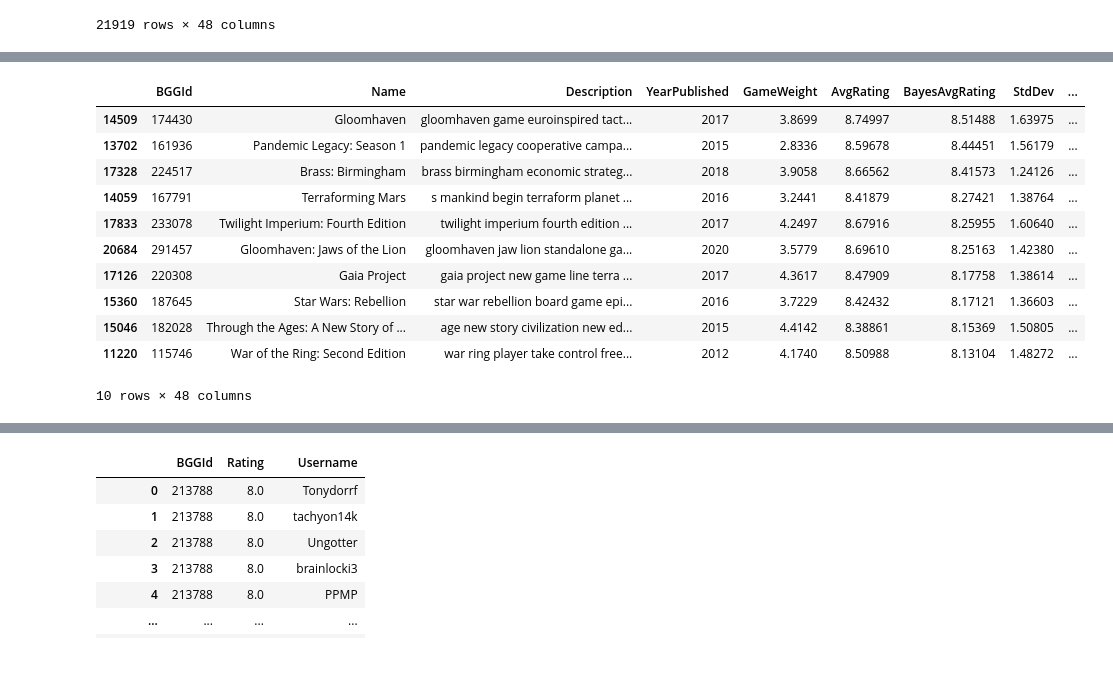
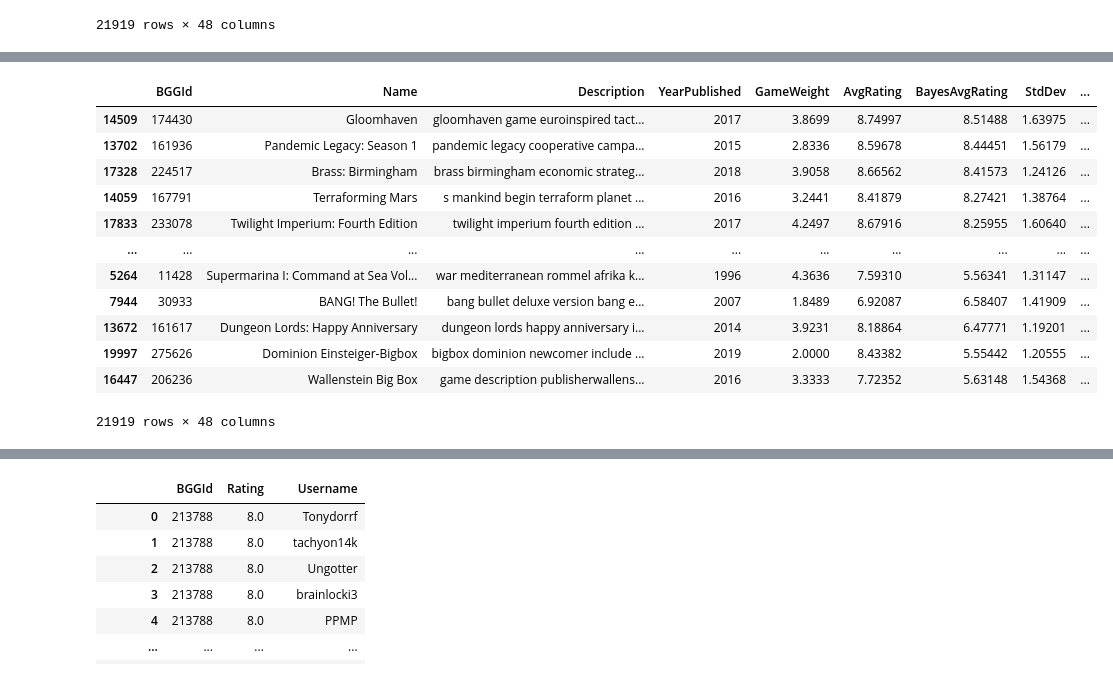
Before and after one commit to petr7555/pv254-board-games-recommender, a Jupyter notebook: server/playground/petr_janik/baselines.ipynb, the cells around one changed output, grey strips where cells are left out. Drawn from its saved outputs; the diff is of its cells as text; code cells hidden in the pictures.

Commit message:
Improve mock data

```diff
--- a/server/playground/petr_janik/baselines.ipynb
+++ b/server/playground/petr_janik/baselines.ipynb
@@ -1,7 +19,5 @@
 # %%
-import pandas as pd
-
-games = pd.read_csv('../../data/datasets_cleaned/games_cleaned.csv')
+games = pd.read_csv(f'{cleaned_data_dir}/games_cleaned.csv')
 games
 # %% [output]
 |  | BGGId | Name | Description | YearPublished | GameWeight | AvgRating | BayesAvgRating | StdDev | ... |
@@ -20,16 +55,17 @@ games
 # %%
-best_by_rank = games.sort_values('Rank:boardgame', ascending=True)
-best_by_rank.head(10)
+games_ordered_by_rank = games.sort_values('Rank:boardgame', ascending=True)
+games_ordered_by_rank
 # %% [output]
 |  | BGGId | Name | Description | YearPublished | GameWeight | AvgRating | BayesAvgRating | StdDev | ... |
 | 14509 | 174430 | Gloomhaven | gloomhaven game euroinspired tact... | 2017 | 3.8699 | 8.74997 | 8.51488 | 1.63975 | ... |
 | 13702 | 161936 | Pandemic Legacy: Season 1 | pandemic legacy cooperative campa... | 2015 | 2.8336 | 8.59678 | 8.44451 | 1.56179 | ... |
 | 17328 | 224517 | Brass: Birmingham | brass birmingham economic strateg... | 2018 | 3.9058 | 8.66562 | 8.41573 | 1.24126 | ... |
 | 14059 | 167791 | Terraforming Mars | s mankind begin terraform planet ... | 2016 | 3.2441 | 8.41879 | 8.27421 | 1.38764 | ... |
 | 17833 | 233078 | Twilight Imperium: Fourth Edition | twilight imperium fourth edition ... | 2017 | 4.2497 | 8.67916 | 8.25955 | 1.60640 | ... |
-| 20684 | 291457 | Gloomhaven: Jaws of the Lion | gloomhaven jaw lion standalone ga... | 2020 | 3.5779 | 8.69610 | 8.25163 | 1.42380 | ... |
-| 17126 | 220308 | Gaia Project | gaia project new game line terra ... | 2017 | 4.3617 | 8.47909 | 8.17758 | 1.38614 | ... |
-| 15360 | 187645 | Star Wars: Rebellion | star war rebellion board game epi... | 2016 | 3.7229 | 8.42432 | 8.17121 | 1.36603 | ... |
-| 15046 | 182028 | Through the Ages: A New Story of ... | age new story civilization new ed... | 2015 | 4.4142 | 8.38861 | 8.15369 | 1.50805 | ... |
-| 11220 | 115746 | War of the Ring: Second Edition | war ring player take control free... | 2012 | 4.1740 | 8.50988 | 8.13104 | 1.48272 | ... |
+| ... | ... | ... | ... | ... | ... | ... | ... | ... | ... |
+| 5264 | 11428 | Supermarina I: Command at Sea Vol... | war mediterranean rommel afrika k... | 1996 | 4.3636 | 7.59310 | 5.56341 | 1.31147 | ... |
+| 7944 | 30933 | BANG! The Bullet! | bang bullet deluxe version bang e... | 2007 | 1.8489 | 6.92087 | 6.58407 | 1.41909 | ... |
+| 13672 | 161617 | Dungeon Lords: Happy Anniversary | dungeon lords happy anniversary i... | 2014 | 3.9231 | 8.18864 | 6.47771 | 1.19201 | ... |
+| 19997 | 275626 | Dominion Einsteiger-Bigbox | bigbox dominion newcomer include ... | 2019 | 2.0000 | 8.43382 | 5.55442 | 1.20555 | ... |
+| 16447 | 206236 | Wallenstein Big Box | game description publisherwallens... | 2016 | 3.3333 | 7.72352 | 5.63148 | 1.54368 | ... |
-10 rows × 48 columns
+21919 rows × 48 columns
```
Also changed, not shown: parts of 16 cells of this notebook, 7 other files.
